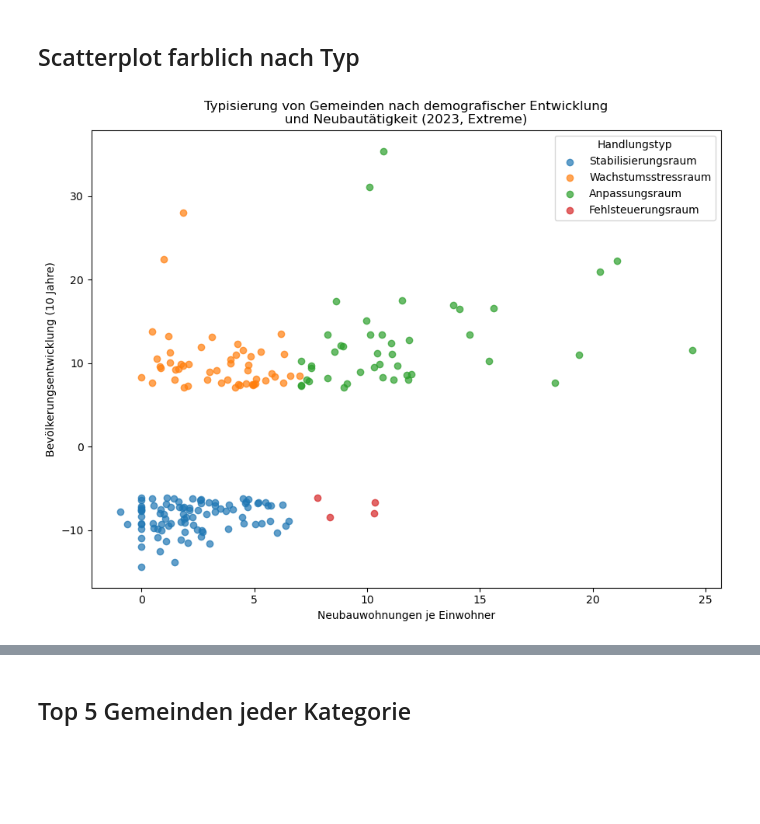
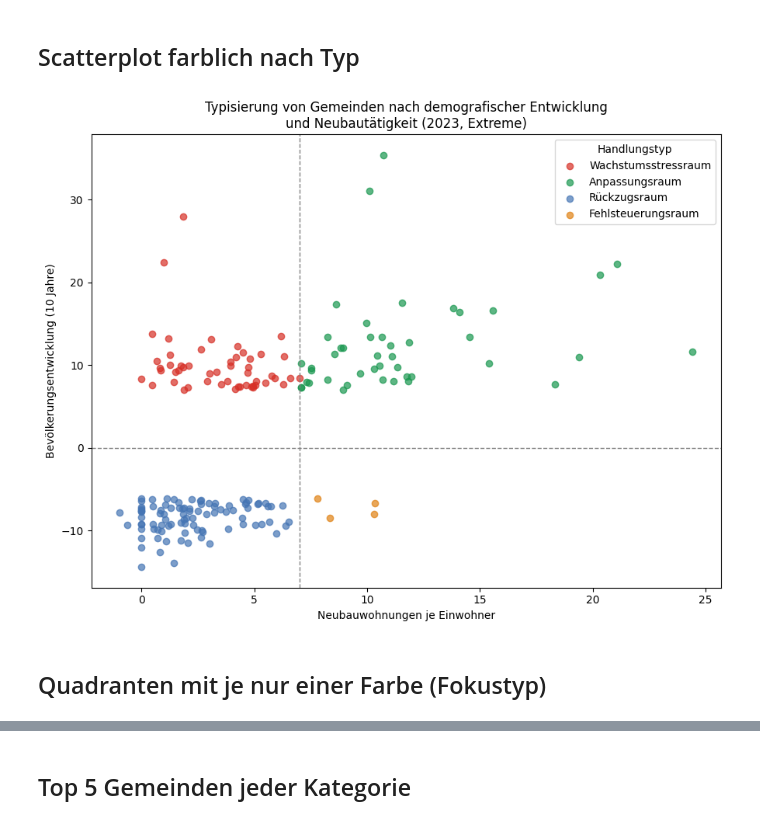
Before and after one commit to lea1nett/datenvisualisierung, a Jupyter notebook: inkar_load.ipynb, the cells around one changed output, grey strips where cells are left out. Saved outputs shown, nothing was run; the diff lists cells and outputs as text; code cells hidden in the pictures; blank space fills up the shorter version.

```diff
--- a/inkar_load.ipynb
+++ b/inkar_load.ipynb
@@ -640,26 +647,40 @@ plt.show()
 # %% [markdown]
 ## Scatterplot farblich nach Typ
-# %%
-plt.figure(figsize=(9, 7))
-
-for typ in df_story["Typ"].unique():
-    subset = df_story[df_story["Typ"] == typ]
-    plt.scatter(
-        subset["Neubauwohnungen je Einwohner"],
-        subset["Bevölkerungsentwicklung (10 Jahre)"],
-        label=typ,
-        alpha=0.7
-    )
-
-plt.xlabel("Neubauwohnungen je Einwohner")
-plt.ylabel("Bevölkerungsentwicklung (10 Jahre)")
-plt.title(
-    "Typisierung von Gemeinden nach demografischer Entwicklung\n"
-    "und Neubautätigkeit (2023, Extreme)"
-)
-
-plt.legend(title="Handlungstyp")
-plt.tight_layout()
-plt.show()
-# %% [output]
-[figure, removed]
+# %%
+# zentrales Farbdictionary
+farben = {
+    "Wachstumsstressraum": "#d73027",   # Rot
+    "Anpassungsraum": "#1a9850",        # Grün
+    "Rückzugsraum": "#4575b4",           # Blau
+    "Fehlsteuerungsraum": "#e08214"     # Gelb
+}
+# %%
+plt.figure(figsize=(9, 7))
+
+for typ, farbe in farben.items():
+    subset = df_story[df_story["Typ"] == typ]
+    plt.scatter(
+        subset["Neubauwohnungen je Einwohner"],
+        subset["Bevölkerungsentwicklung (10 Jahre)"],
+        color = farbe,
+        label=typ,
+        alpha=0.7
+    )
+
+plt.axvline(7.02, color="grey", linestyle="--", linewidth=1)
+plt.axhline(0, color="grey", linestyle="--", linewidth=1)
+
+plt.xlabel("Neubauwohnungen je Einwohner")
+plt.ylabel("Bevölkerungsentwicklung (10 Jahre)")
+plt.title(
+    "Typisierung von Gemeinden nach demografischer Entwicklung\n"
+    "und Neubautätigkeit (2023, Extreme)"
+)
+
+plt.legend(title="Handlungstyp")
+plt.tight_layout()
+plt.show()
+# %% [output]
+[figure, added]
+# %% [markdown]
+## Quadranten mit je nur einer Farbe (Fokustyp)
```
Also changed, not shown: parts of 24 cells of this notebook.
